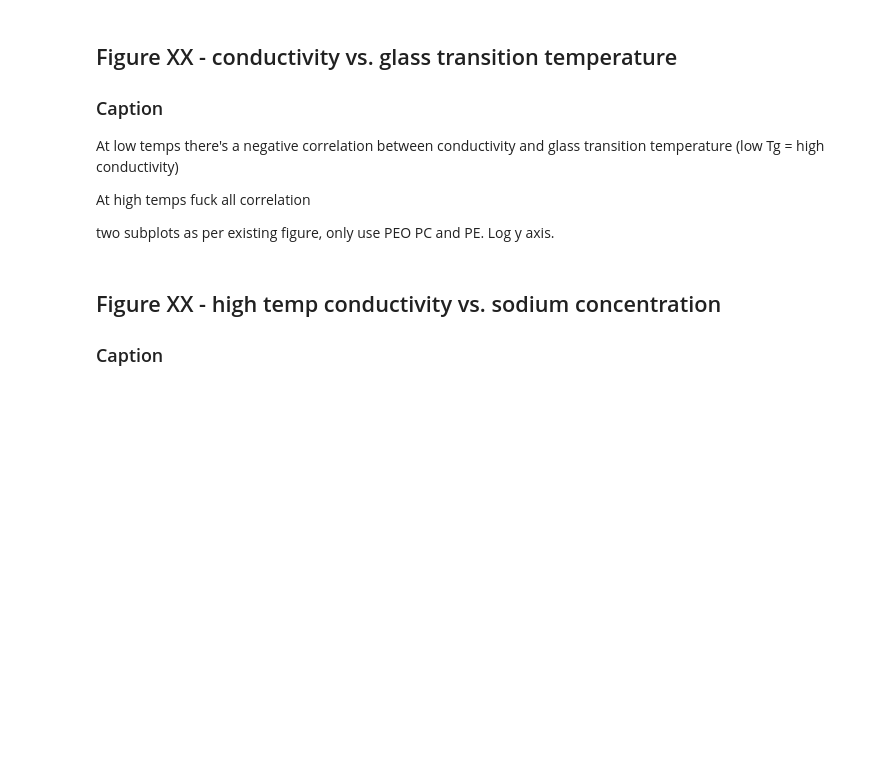
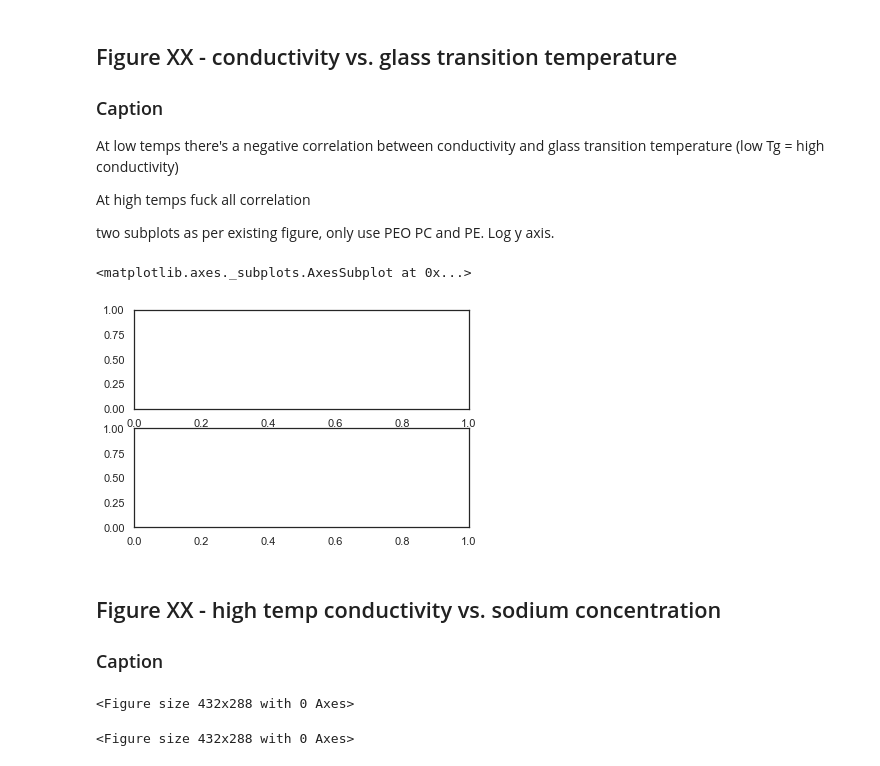
Before and after one commit to jknottUOW/polymer-review-paper, a Jupyter notebook: FIGURES.ipynb, the cells around one changed output. Drawn from its saved outputs; the diff is of its cells as text; code cells hidden in the pictures; blank space fills up the shorter version.

```diff
--- a/FIGURES.ipynb
+++ b/FIGURES.ipynb
@@ -171,7 +193,26 @@ At low temps there's a negative correlation between conductivity and glass trans
 At high temps fuck all correlation
 
 two subplots as per existing figure, only use PEO PC and PE. Log y axis.
+# %%
+df_SPE_Tg = df_SPE
+
+
+plt.subplot(2, 1, 1)
+
+
+plt.subplot(2, 1, 2)
+# %% [output]
+<matplotlib.axes._subplots.AxesSubplot at 0x...>
+[figure, added]
 # %% [markdown]
 ## Figure XX - high temp conductivity vs. sodium concentration
 
 ### Caption
+# %%
+sns.set()
+sns.set_style("white")
+sns.set_context("notebook",rc={'axes.grid': True})
+plt.figure(figsize=(6, 4))
+# %% [output]
+<Figure size 432x288 with 0 Axes>
+<Figure size 432x288 with 0 Axes>
```
Also changed, not shown: parts of 4 cells of this notebook, 4 other files.
